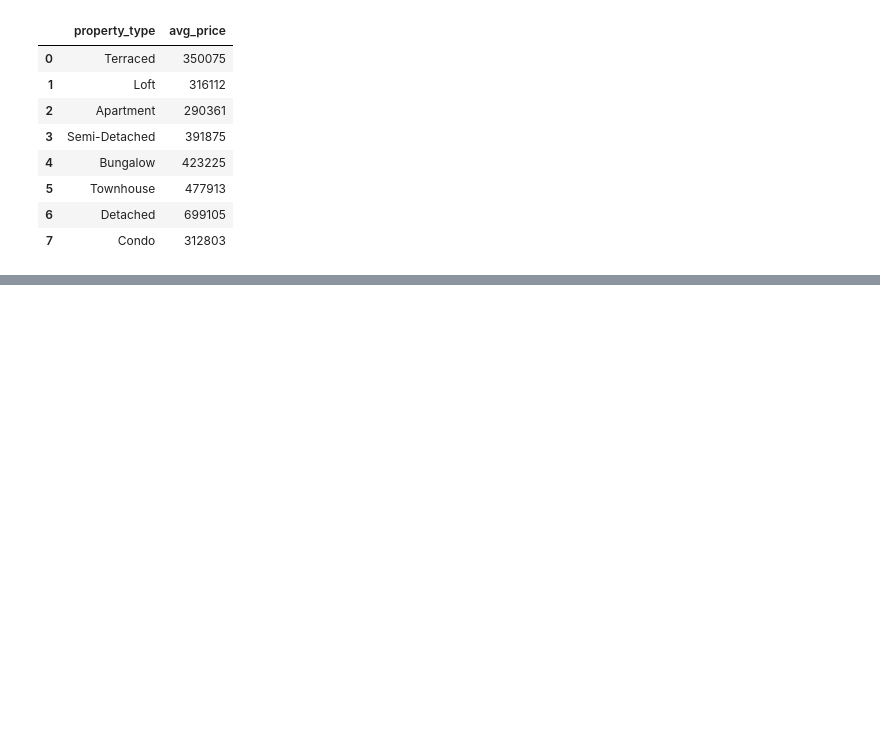
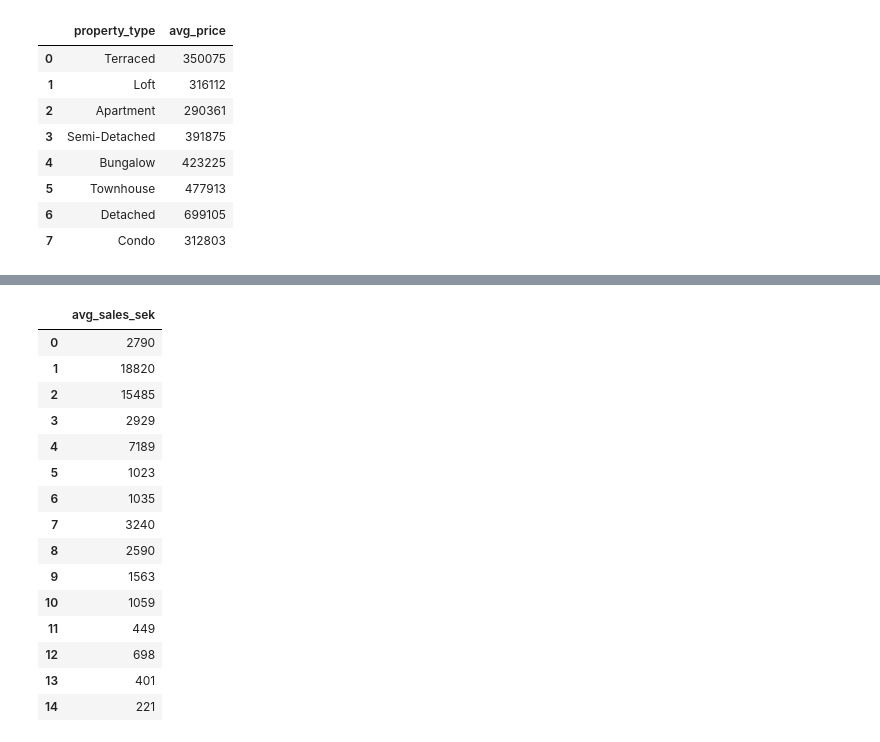
Before and after one commit to AIgineerAB/sql-code-along-DE25, a Jupyter notebook: week6_extra/lecture_13_15.ipynb, the cells around one changed output, grey strips where cells are left out. Saved outputs shown, nothing was run; the diff lists cells and outputs as text; code cells hidden in the pictures; blank space fills up the shorter version.

```diff
--- a/week6_extra/lecture_13_15.ipynb
+++ b/week6_extra/lecture_13_15.ipynb
@@ -166,0 +213,29 @@ query_database("FROM staging.average_price_type;")
+# %%
+query_database("""
+WITH avg_sales AS (
+    SELECT
+        category_id,
+        AVG(quantity*unit_price_sek)::INT AS avg_sales_sek
+    FROM staging.sales
+    GROUP BY category_id
+)
+SELECT avg_sales_sek FROM avg_sales;
+
+""")
+# %% [output]
+|  | avg_sales_sek |
+| 0 | 2790 |
+| 1 | 18820 |
+| 2 | 15485 |
+| 3 | 2929 |
+| 4 | 7189 |
+| 5 | 1023 |
+| 6 | 1035 |
+| 7 | 3240 |
+| 8 | 2590 |
+| 9 | 1563 |
+| 10 | 1059 |
+| 11 | 449 |
+| 12 | 698 |
+| 13 | 401 |
+| 14 | 221 |
```
Also changed, not shown: parts of 5 cells of this notebook.
